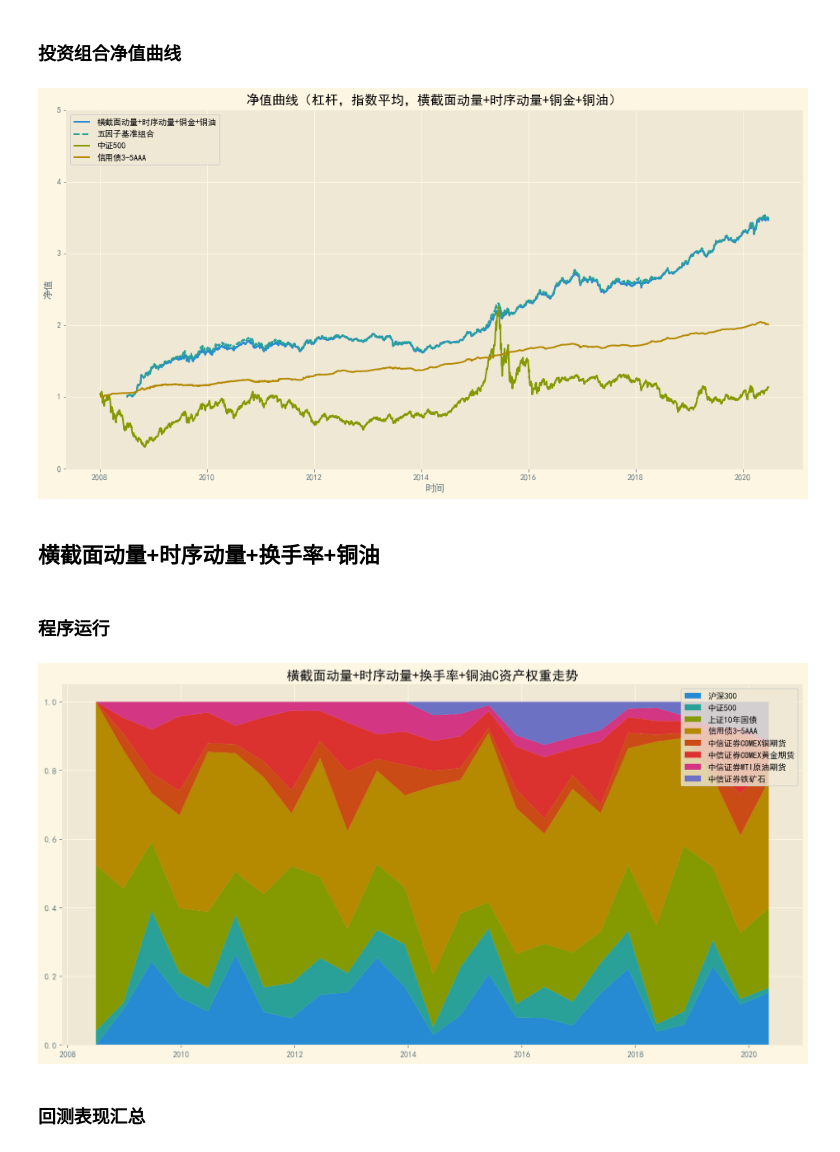
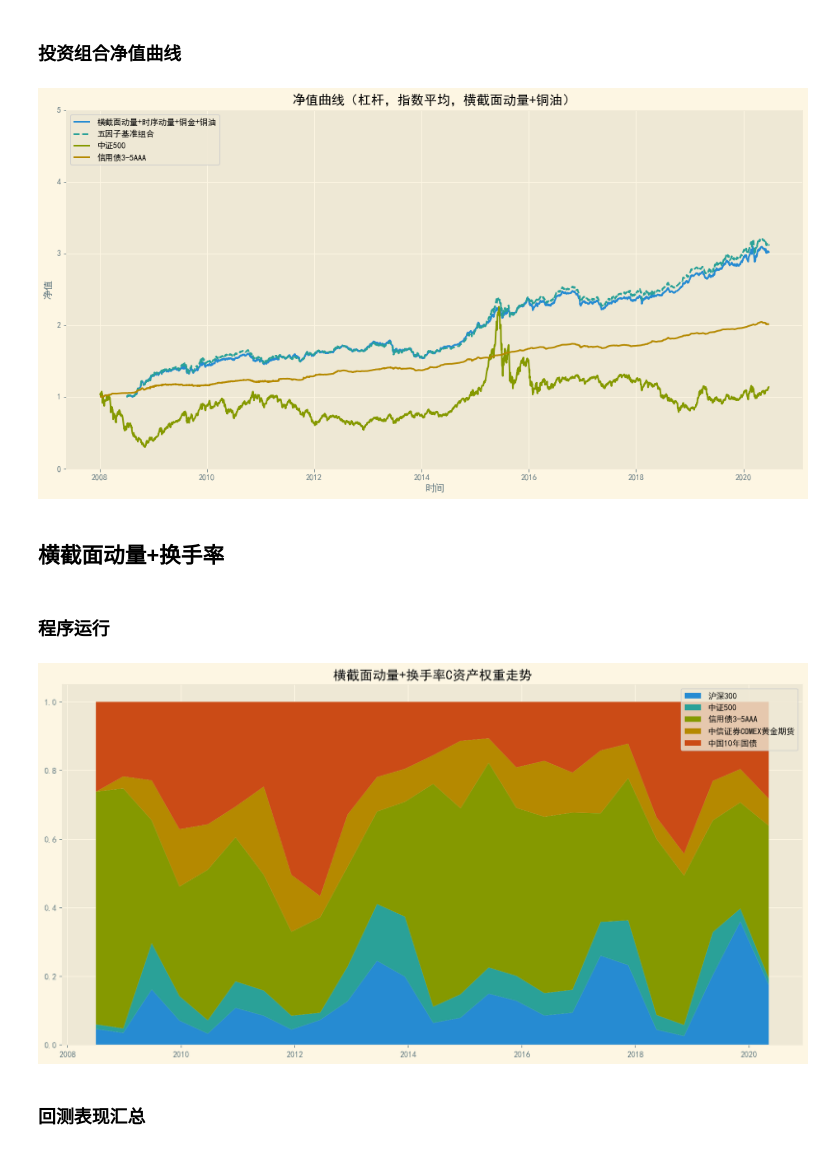
Before and after one commit to Zhehao97/RiskParityFactorModel, a Jupyter notebook: Charlie.ipynb, the cells around one changed output. Cells and saved outputs as stored; diff of their text form; code cells hidden in the pictures.

```diff
--- a/Charlie.ipynb
+++ b/Charlie.ipynb
@@ -63,13 +70,8 @@ Data['10年国债价格指数'] = Data['10年国债价格指数'].fillna(method=
 # %% [markdown]
 ### 日内损益
-# %%
-# 利用自制10年国债价格指数，替换上证10年国债
-Assets['上证10年国债'] = Data['10年国债价格指数'].values
 # %%
 Returns = Assets.pct_change(axis=0)
 Returns = Returns.dropna(axis=0, how='all')           # 删除无数据日
 # %%
-drop_lst = ['中信证券COMEX铜期货', '中信证券WTI原油期货', '中信证券铁矿石']
+drop_lst = ['中信证券COMEX铜期货', '中信证券WTI原油期货', '中信证券铁矿石', '标普500']
 Returns = Returns.drop(drop_lst, axis=1)
-
-Returns.head()
@@ -100,7 +109,7 @@ leverReturns = Returns.copy()               # 创建副本
 leverCumReturns = cumReturns.copy()
 
 # 更新杠杆调整后的债券净值
-leverReturns.loc[:, ['上证10年国债', '信用债3-5AAA']] = Returns.loc[:, ['上证10年国债', '信用债3-5AAA']] * (1.0 + lever) - Rates.values * lever / (365.0 * 100)
+leverReturns.loc[:, ['中国10年国债', '信用债3-5AAA']] = Returns.loc[:, ['中国10年国债', '信用债3-5AAA']] * (1.0 + lever) - Rates.values * lever / (365.0 * 100)
 
 # 更新累计净值
 leverCumReturns = (1.0 + leverReturns)
@@ -463,27 +482,27 @@ plt.xlabel('时间')
 plt.ylabel('净值')
 plt.ylim(0.0, 5.0)
 plt.legend(loc='upper left')
-plt.title('净值曲线（杠杆，指数平均，横截面动量+时序动量+铜金+铜油）')
-plt.savefig('净值曲线（杠杆，指数平均，横截面动量+时序动量+铜金+铜油）C.png')
+plt.title('净值曲线（杠杆，指数平均，横截面动量+铜油）')
+plt.savefig('净值曲线（杠杆，指数平均，横截面动量+铜油）C.png')
 # %% [output]
-[figure, old version]
+[figure, new version]
 # %% [markdown]
-## 横截面动量+时序动量+换手率+铜油
+## 横截面动量+换手率
 # %% [markdown]
 ### 程序运行
 # %%
 thrds = {'Equity':0.50, 'FixedIncome':0.90, 'Commodity':0.30}
-factors = {'momentumX':True, 'momentumT':True,
+factors = {'momentumX':True, 'momentumT':False,
             'reverseX':False, 'reverseT':False,
             'turnover':True,
-            'copperGold':False, 'copperGas':True}
+            'copperGold':False, 'copperGas':False}
 
 tradeDF_4, weightDF_4 = AlgoLoop.AlgoTrade(Assets, leverReturns, leverCumReturns, Turnovers, mode='ema',
                                        dt=120, up=0.50, thresholds=thrds, factorDict=factors)
 # %%
-StatisticFunc.WeightPlot(tradeDF_4, weightDF_4, '横截面动量+时序动量+换手率+铜油C')
+StatisticFunc.WeightPlot(tradeDF_4, weightDF_4, '横截面动量+换手率C')
 # %% [output]
-[figure, old version]
+[figure, new version]
 # %% [markdown]
 ### 回测表现汇总
 # %%
```
Also changed, not shown: parts of 47 cells of this notebook, 4 other files.
